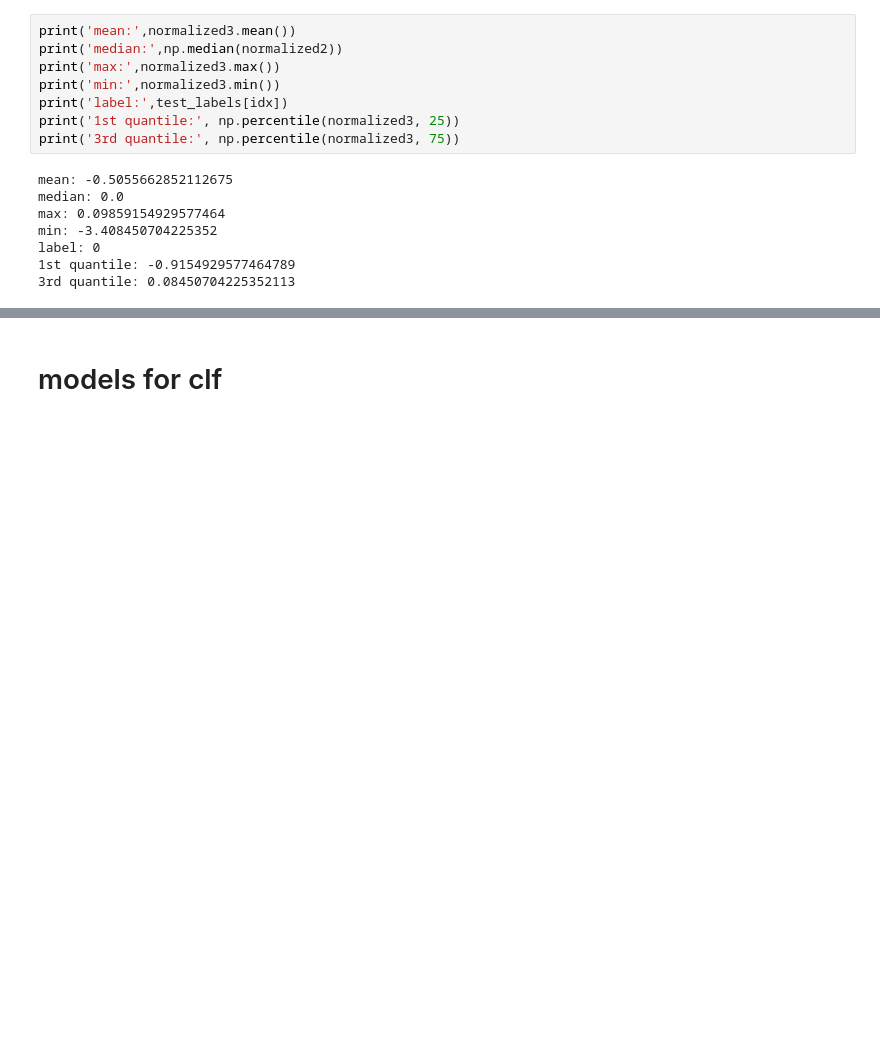
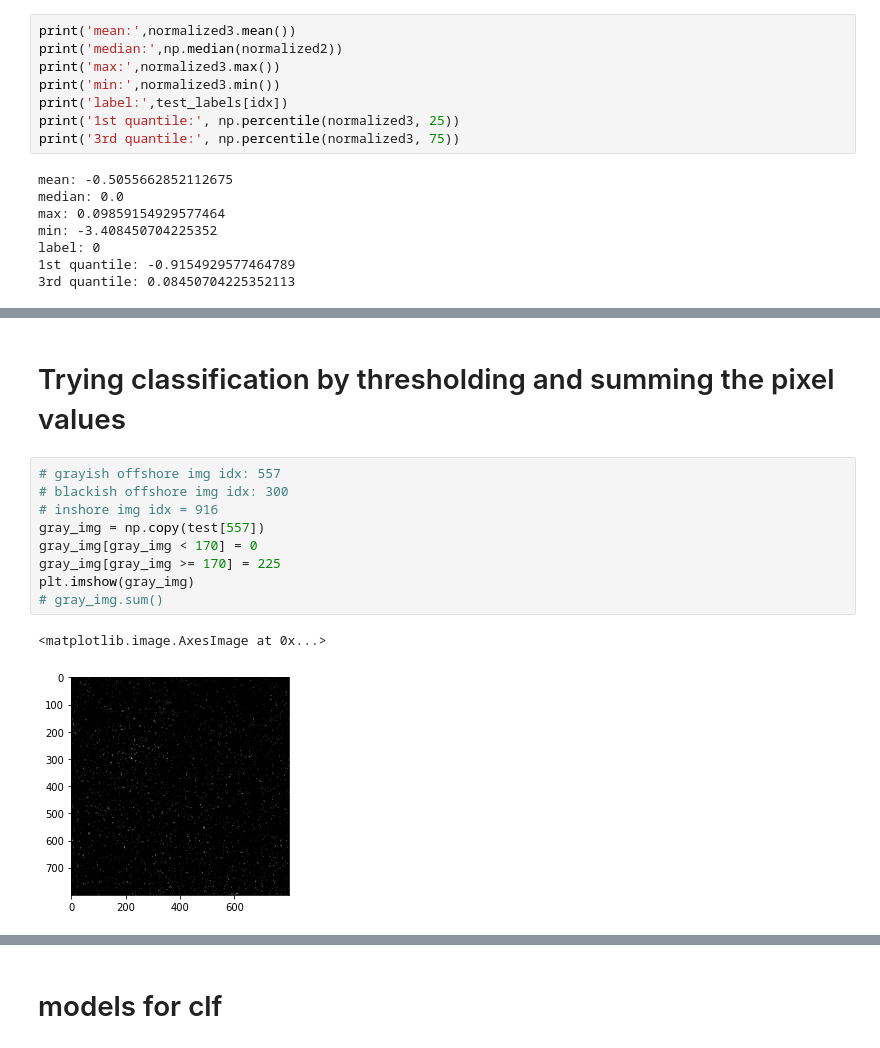
Before and after one commit to alexmak001/SAR-satelite-image-ship-detection, a Jupyter notebook: sean_notebooks/offshore_onshore_classifier.ipynb, the cells around one changed output, grey strips where cells are left out. Saved outputs shown, nothing was run; the diff lists cells and outputs as text; blank space fills up the shorter version.

```diff
--- a/sean_notebooks/offshore_onshore_classifier.ipynb
+++ b/sean_notebooks/offshore_onshore_classifier.ipynb
@@ -235,0 +309,14 @@ label: 0
+# %% [markdown]
+# Trying classification by thresholding and summing the pixel values
+# %%
+# grayish offshore img idx: 557
+# blackish offshore img idx: 300
+# inshore img idx = 916
+gray_img = np.copy(test[557])
+gray_img[gray_img < 170] = 0
+gray_img[gray_img >= 170] = 225
+plt.imshow(gray_img)
+# gray_img.sum()
+# %% [output]
+<matplotlib.image.AxesImage at 0x...>
+[figure, added]
```
Also changed, not shown: parts of 15 cells of this notebook.
